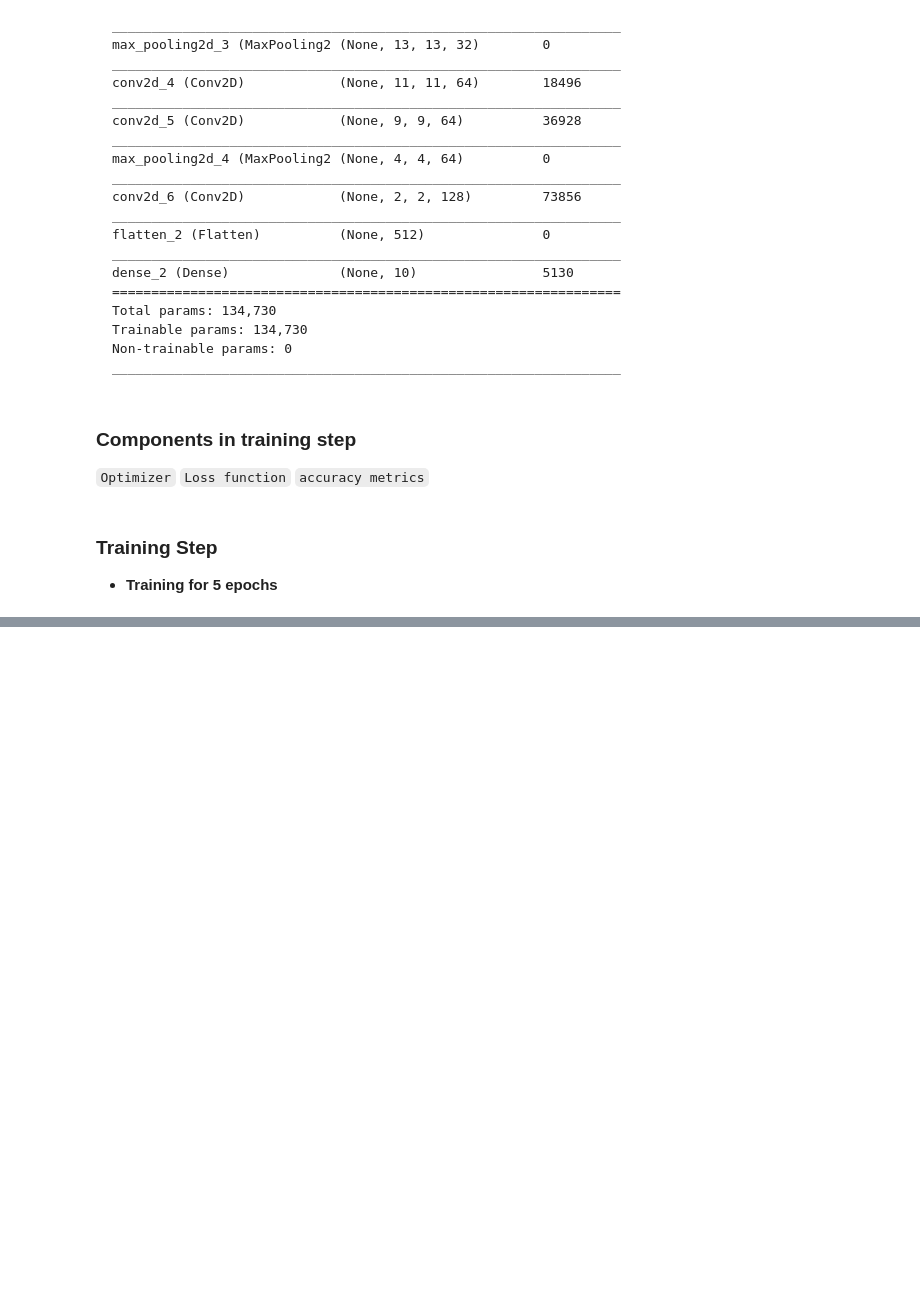
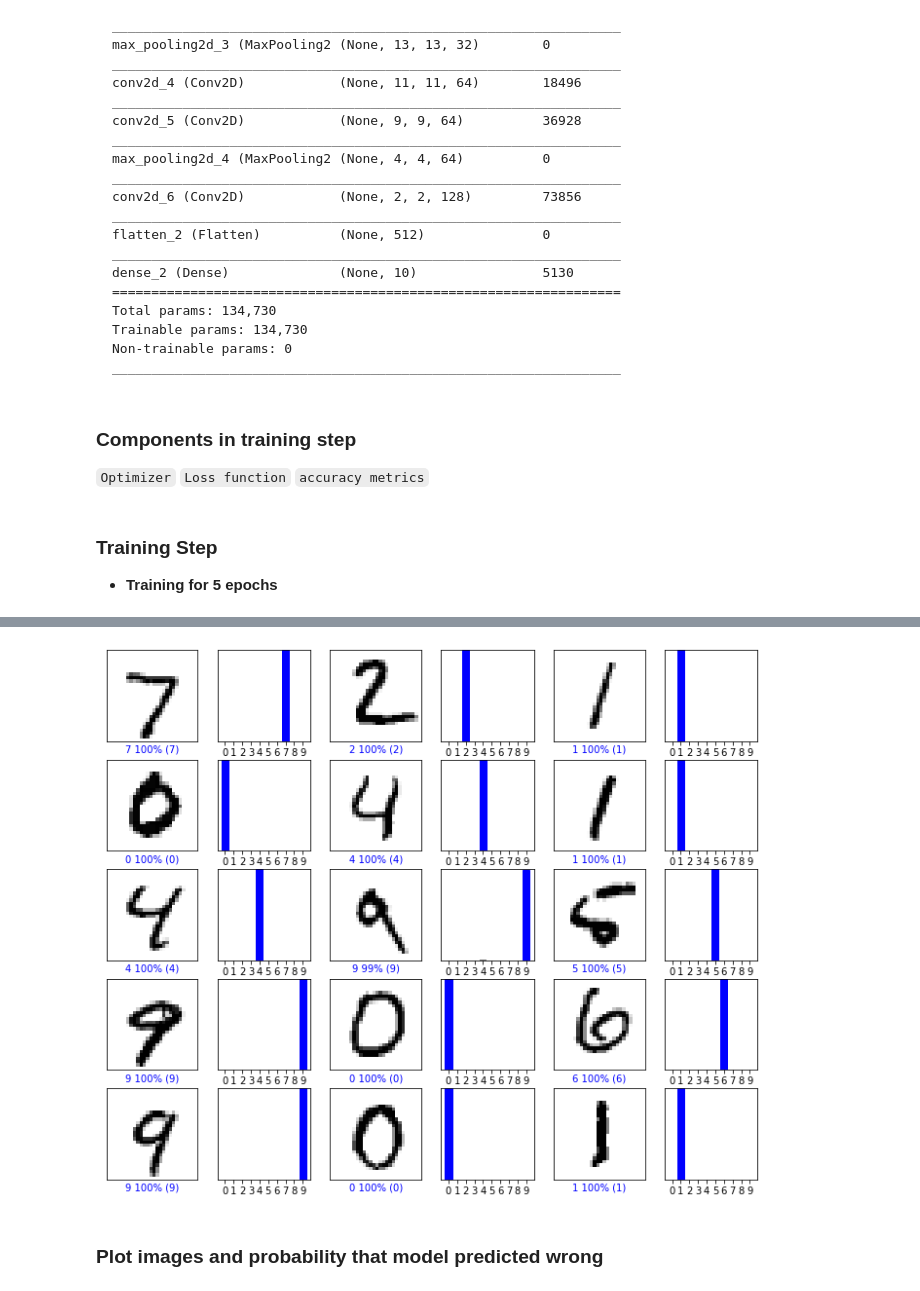
Before and after one commit to luminus7/Algorithm_02, a Jupyter notebook: test.ipynb, the cells around one changed output, grey strips where cells are left out. Drawn from its saved outputs; the diff is of its cells as text; code cells hidden in the pictures; blank space fills up the shorter version.

```diff
--- a/test.ipynb
+++ b/test.ipynb
@@ -210,0 +247,4 @@ Epoch 5/5
+# %%
+test_images = tf.cast(test_images, tf.float32)
+pred = model.predict(test_images)
+Number = [0,1,2,3,4,5,6,7,8,9]
@@ -210,0 +304,15 @@ Epoch 5/5
+# %%
+num_rows = 5
+num_cols = 3
+num_images = num_rows*num_cols
+plt.figure(figsize=(2*2*num_cols, 2*num_rows))
+for i in range(num_images):
+  plt.subplot(num_rows, 2*num_cols, 2*i+1)
+  plot_image(i, pred, test_labels, test_images)
+  plt.subplot(num_rows, 2*num_cols, 2*i+2)
+  plot_value_array(i, pred, test_labels)
+plt.show()
+# %% [output]
+[figure, added]
+# %% [markdown]
+### Plot images and probability that model predicted wrong
```
Also changed, not shown: parts of 12 cells of this notebook.
